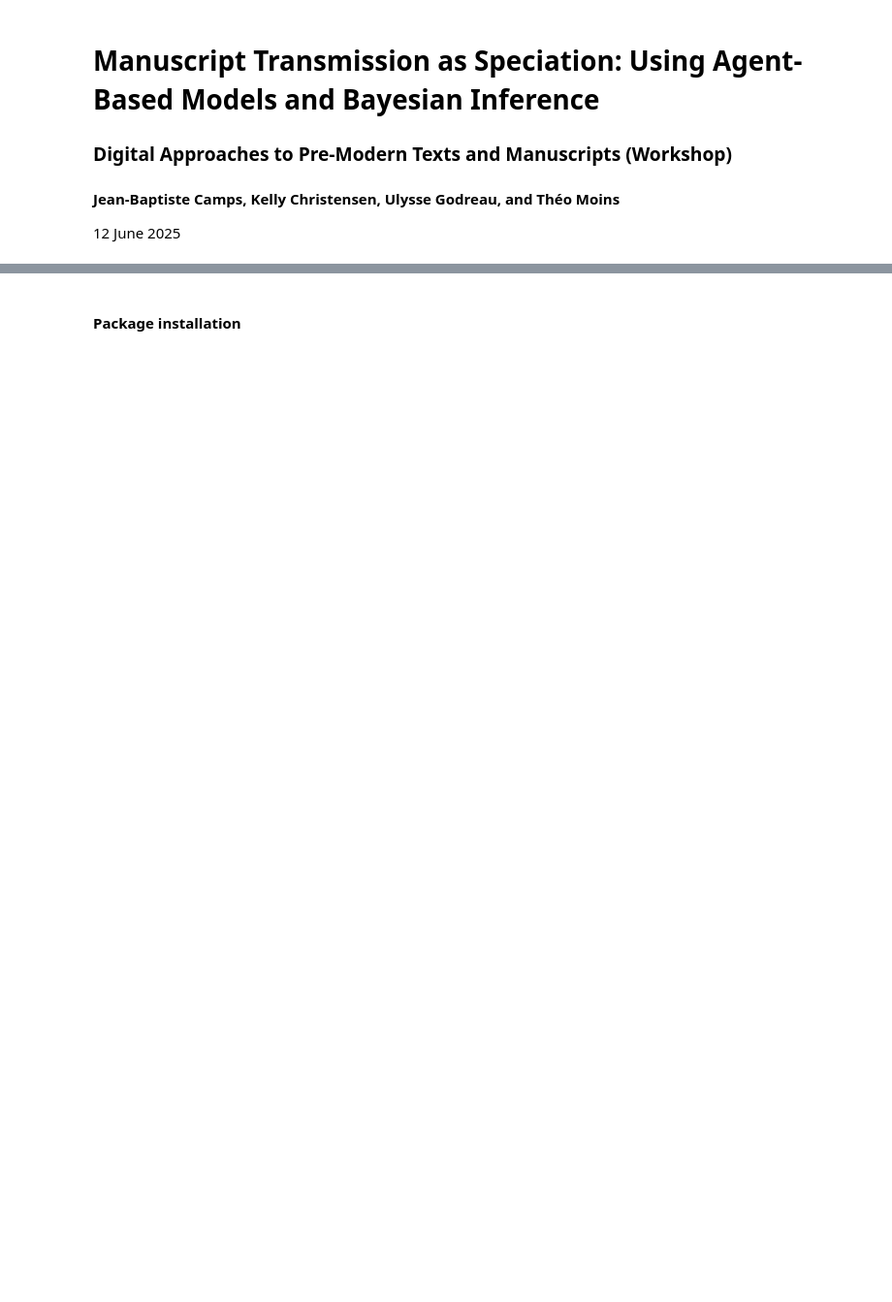
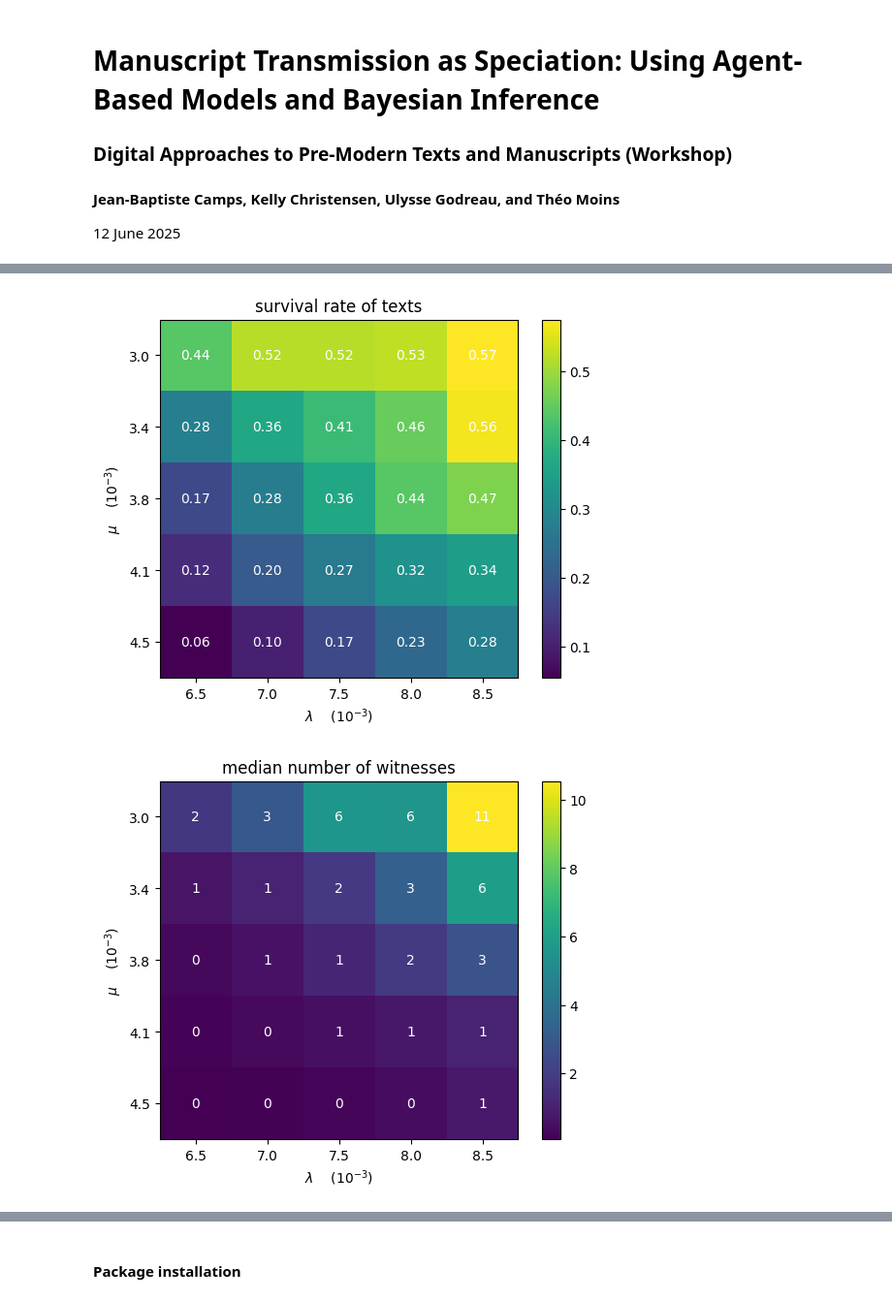
Before and after one commit to LostMa-ERC/simMAtree_workshop, a Jupyter notebook: main.ipynb, the cells around one changed output, grey strips where cells are left out. Shown at 97% size. Cells and saved outputs as stored; diff of their text form; code cells hidden in the pictures; blank space fills up the shorter version.

```diff
--- a/main.ipynb
+++ b/main.ipynb
@@ -8,0 +192,32 @@
+# %%
+def survival_rate(trees):
+    n_surv = 0
+    for g in trees:
+        if any(nx.get_node_attributes(g, 'state').values()):
+            n_surv += 1
+    return n_surv / len(trees)
+
+def median_witness_number(trees):
+    wit_nb = []
+    for g in trees:
+        wit_nb.append(u.witness_nb(g))
+    return np.mean(wit_nb)
+
+def bifidity_rate(trees):
+    n_bifid = 0
+    n_stemmata = 0
+    for g in trees:
+        if u.witness_nb(g) >= 3:
+            n_stemmata += 1
+            st = u.generate_stemma(g)
+            rd = st.degree(u.root(st))
+            if rd == 2:
+                n_bifid += 1
+    return n_bifid / n_stemmata
+
+u.plot_phase_diagram(path, lambda_labels, mu_labels, 200, survival_rate, 'survival rate of texts')
+u.plot_phase_diagram(path, lambda_labels, mu_labels, 200, median_witness_number, 'median number of witnesses', prec=0)
+u.plot_phase_diagram(path, lambda_labels, mu_labels, 200, bifidity_rate, 'proportion of bifid stemmata', prec=2)
+# %% [output]
+[figure, added]
+[figure, added]
```
Also changed, not shown: parts of 41 cells of this notebook.
